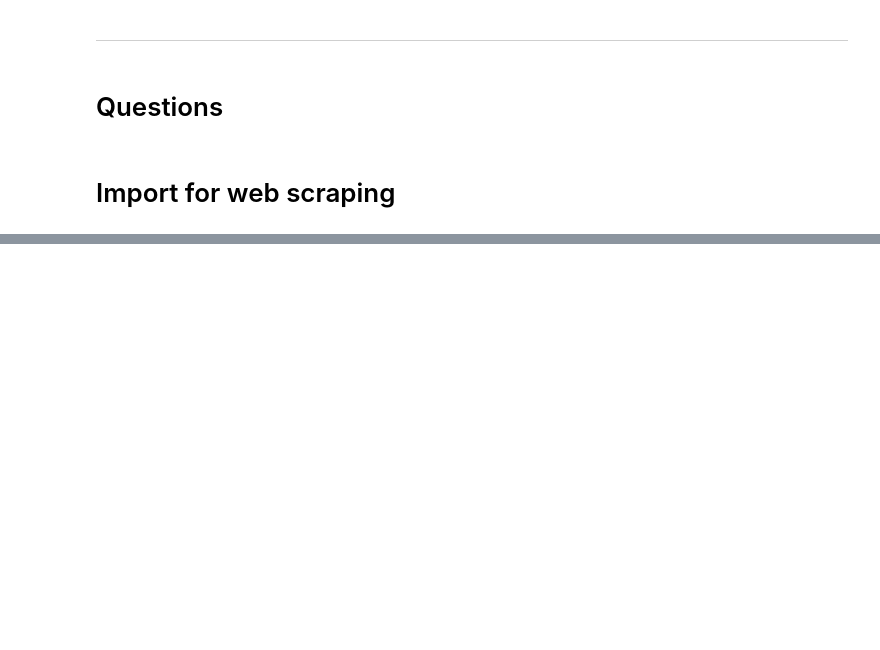
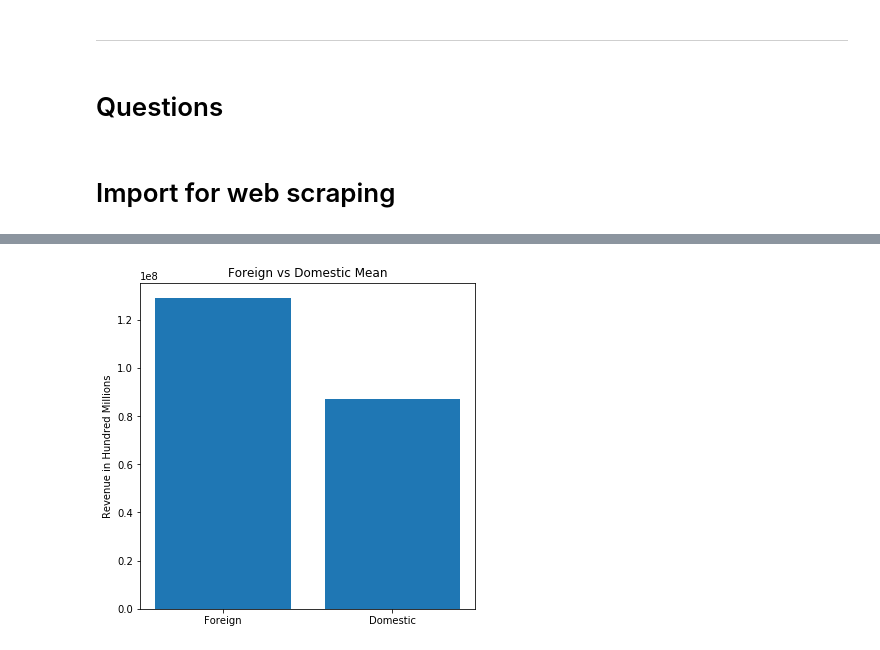
Before and after one commit to kevinmacmat/movie-mood, a Jupyter notebook: movie_project_1.ipynb, the cells around one changed output, grey strips where cells are left out. Drawn from its saved outputs; the diff is of its cells as text; code cells hidden in the pictures; blank space fills up the shorter version.

```diff
--- a/movie_project_1.ipynb
+++ b/movie_project_1.ipynb
@@ -285,0 +320,4 @@ for country in country_list:  #country_list #get 1 title's hyperlink for all cou
+# %%
+# Create mean variables
+domestic_mean = worldwide_domestic_df.Domestic.mean()
+foreign_mean = worldwide_domestic_df.Foreign.mean()
@@ -285,0 +342,8 @@ for country in country_list:  #country_list #get 1 title's hyperlink for all cou
+# %%
+plt.figure(figsize=(6,6))
+plt.bar(['Foreign', 'Domestic'], [foreign_mean,domestic_mean])
+plt.ylabel('Revenue in Hundred Millions')
+plt.title('Foreign vs Domestic Mean')
+plt.show()
+# %% [output]
+[figure, added]
```
Also changed, not shown: parts of 14 cells of this notebook.
